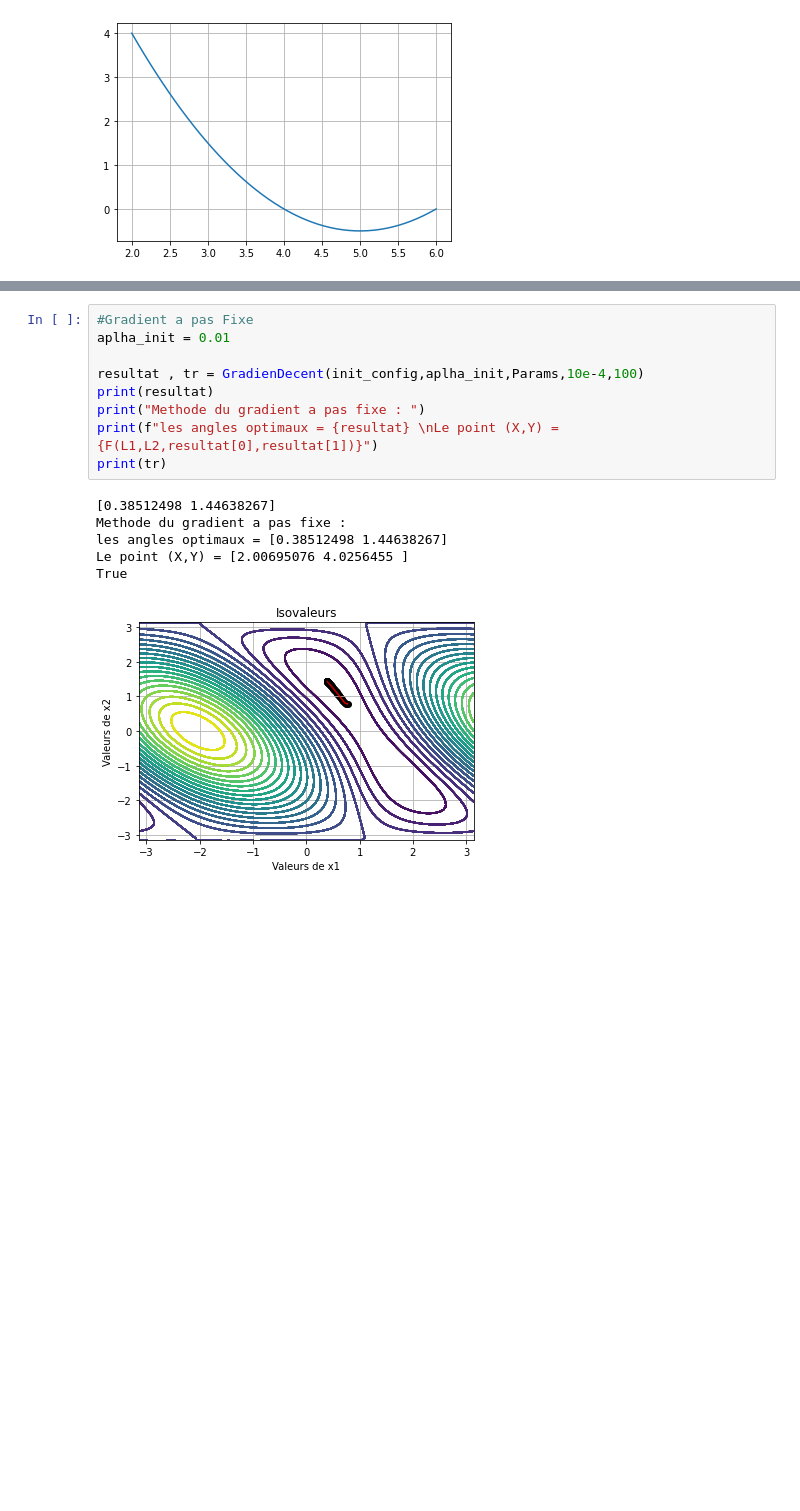
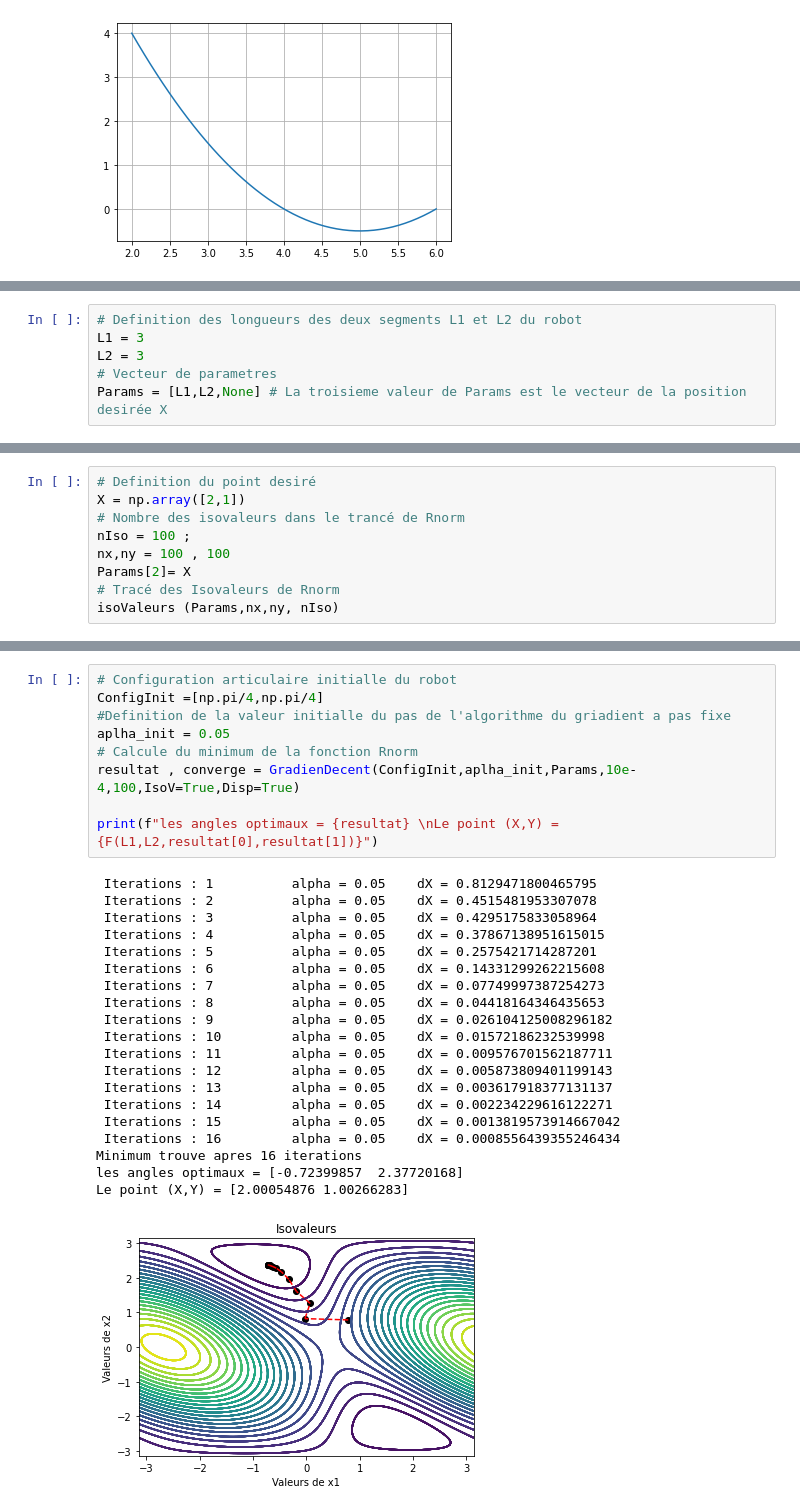
Before and after one commit to Feriel-25/Projet-optimisation, a Jupyter notebook: Rendu_optimisation.ipynb, the cells around one changed output, grey strips where cells are left out. Cells and saved outputs as stored; diff of their text form; blank space fills up the shorter version.

```diff
--- a/Rendu_optimisation.ipynb
+++ b/Rendu_optimisation.ipynb
@@ -98,0 +70,6 @@ Le point (X,Y) =[2.00000032 0.99999992]
+# %%
+# Definition des longueurs des deux segments L1 et L2 du robot
+L1 = 3
+L2 = 3
+# Vecteur de parametres
+Params = [L1,L2,None] # La troisieme valeur de Params est le vecteur de la position desirée X
@@ -98,0 +107,9 @@ Le point (X,Y) =[2.00000032 0.99999992]
+# %%
+# Definition du point desiré
+X = np.array([2,1])
+# Nombre des isovaleurs dans le trancé de Rnorm
+nIso = 100 ;
+nx,ny = 100 , 100
+Params[2]= X
+# Tracé des Isovaleurs de Rnorm
+isoValeurs (Params,nx,ny, nIso)
@@ -99,16 +121,30 @@ Le point (X,Y) =[2.00000032 0.99999992]
 # %%
-#Gradient a pas Fixe
-aplha_init = 0.01
+# Configuration articulaire initialle du robot
+ConfigInit =[np.pi/4,np.pi/4]
+#Definition de la valeur initialle du pas de l'algorithme du griadient a pas fixe
+aplha_init = 0.05
+# Calcule du minimum de la fonction Rnorm
+resultat , converge = GradienDecent(ConfigInit,aplha_init,Params,10e-4,100,IsoV=True,Disp=True)
 
-resultat , tr = GradienDecent(init_config,aplha_init,Params,10e-4,100)
-print(resultat)
-print("Methode du gradient a pas fixe : ")
 print(f"les angles optimaux = {resultat} \nLe point (X,Y) = {F(L1,L2,resultat[0],resultat[1])}")
-print(tr)
 # %% [output]
-[0.38512498 1.44638267]
-Methode du gradient a pas fixe :
-les angles optimaux = [0.38512498 1.44638267]
-Le point (X,Y) = [2.00695076 4.0256455 ]
-True
+ Iterations : 1          alpha = 0.05    dX = 0.8129471800465795
+ Iterations : 2          alpha = 0.05    dX = 0.4515481953307078
+ Iterations : 3          alpha = 0.05    dX = 0.4295175833058964
+ Iterations : 4          alpha = 0.05    dX = 0.37867138951615015
+ Iterations : 5          alpha = 0.05    dX = 0.2575421714287201
+ Iterations : 6          alpha = 0.05    dX = 0.14331299262215608
+ Iterations : 7          alpha = 0.05    dX = 0.07749997387254273
+ Iterations : 8          alpha = 0.05    dX = 0.04418164346435653
+ Iterations : 9          alpha = 0.05    dX = 0.026104125008296182
+ Iterations : 10         alpha = 0.05    dX = 0.01572186232539998
+ Iterations : 11         alpha = 0.05    dX = 0.009576701562187711
+ Iterations : 12         alpha = 0.05    dX = 0.005873809401199143
+ Iterations : 13         alpha = 0.05    dX = 0.003617918377131137
+ Iterations : 14         alpha = 0.05    dX = 0.002234229616122271
+ Iterations : 15         alpha = 0.05    dX = 0.0013819573914667042
+ Iterations : 16         alpha = 0.05    dX = 0.0008556439355246434
+Minimum trouve apres 16 iterations
+les angles optimaux = [-0.72399857  2.37720168]
+Le point (X,Y) = [2.00054876 1.00266283]
-[figure, old version]
+[figure, new version]
```
Also changed, not shown: parts of 14 cells of this notebook, 4 other files.
